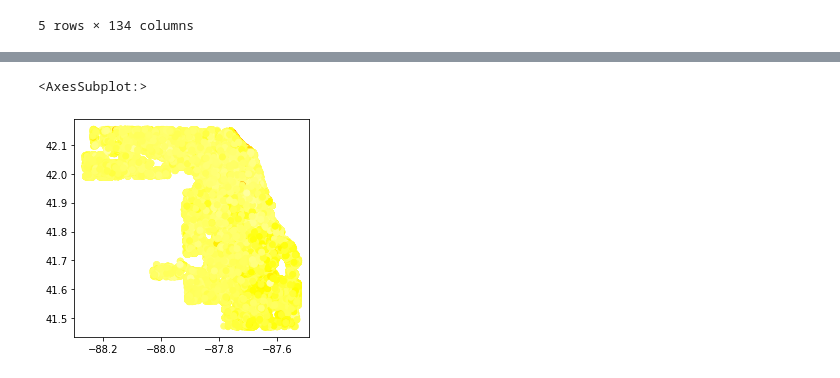
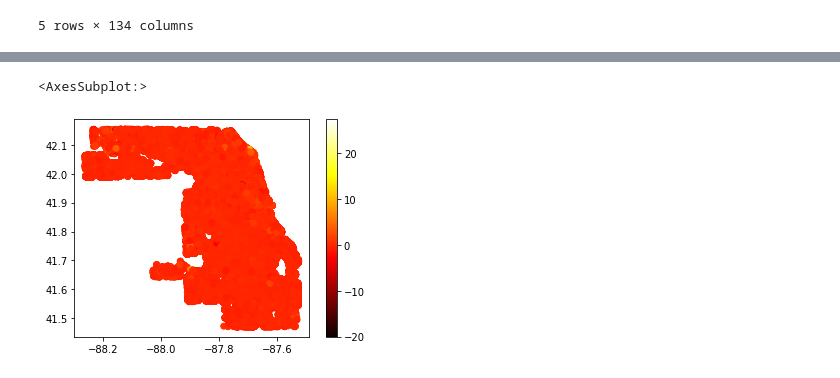
Before and after one commit to alexandermichels/ChicagoHousingModels, a Jupyter notebook: OLS.ipynb, the cells around one changed output, grey strips where cells are left out. Saved outputs shown, nothing was run; the diff lists cells and outputs as text; code cells hidden in the pictures.

```diff
--- a/OLS.ipynb
+++ b/OLS.ipynb
@@ -92,8 +92,8 @@ q_q_plot(ols.resid)
 # %%
 gdf = gpd.GeoDataFrame(df, geometry=gpd.points_from_xy(df.Longitude, df.Latitude))
 # %%
-gdf.plot(column=ols.resid, cmap="hot")
+gdf.plot(column=ols.resid, cmap="hot", legend=True)
 # %% [output]
 <AxesSubplot:>
-[figure, old version]
+[figure, new version]
 # %%
```
Also changed, not shown: parts of 6 cells of this notebook, 8 other files.
